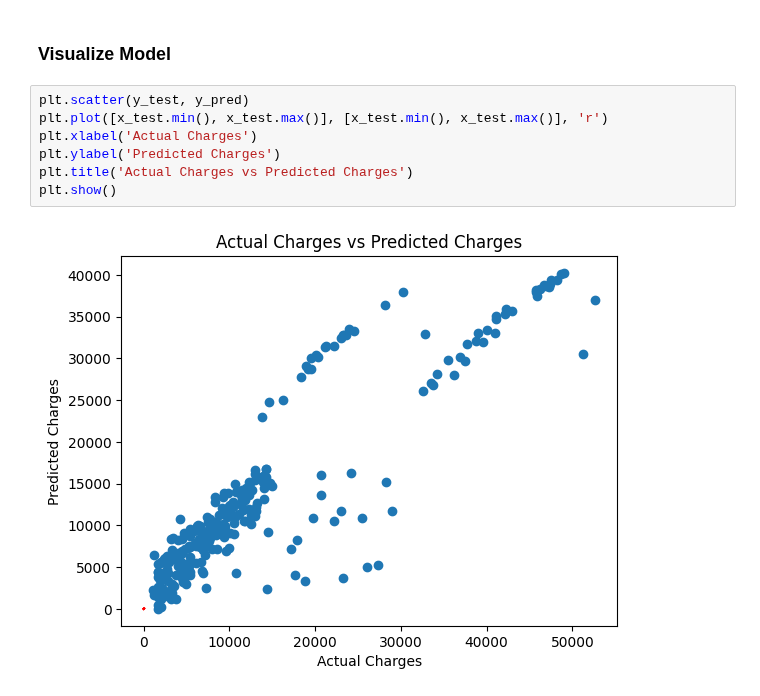
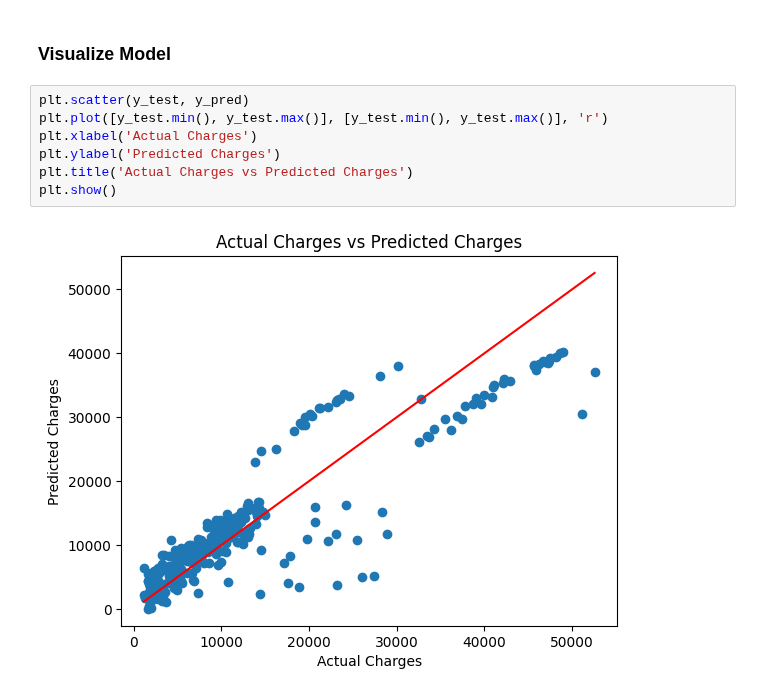
Before and after one commit to andidprastyo/ML-2023, a Jupyter notebook: 03 - Regression/tugas_linear.ipynb, the cells around one changed output. Drawn from its saved outputs; the diff is of its cells as text.

Commit message:
feat:Fixed plot

```diff
--- a/03 - Regression/tugas_linear.ipynb
+++ b/03 - Regression/tugas_linear.ipynb
@@ -92,10 +92,10 @@ MAE Score : 3930.3332739011403
 ### Visualize Model
 # %%
 plt.scatter(y_test, y_pred)
-plt.plot([x_test.min(), x_test.max()], [x_test.min(), x_test.max()], 'r')
+plt.plot([y_test.min(), y_test.max()], [y_test.min(), y_test.max()], 'r')
 plt.xlabel('Actual Charges')
 plt.ylabel('Predicted Charges')
 plt.title('Actual Charges vs Predicted Charges')
 plt.show()
 # %% [output]
-[figure, old version]
+[figure, new version]
```
